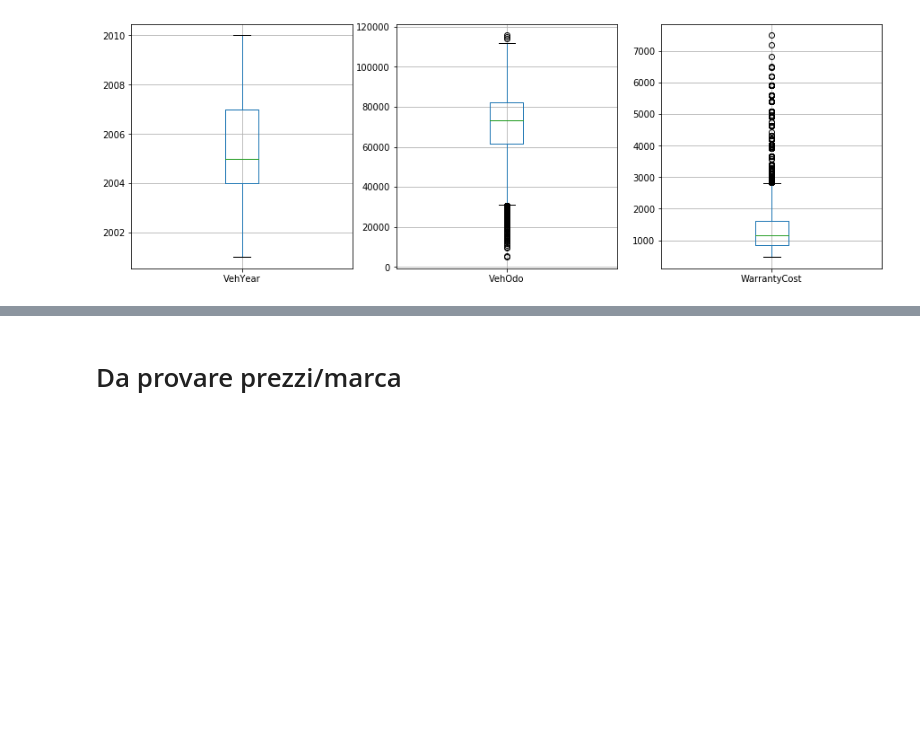
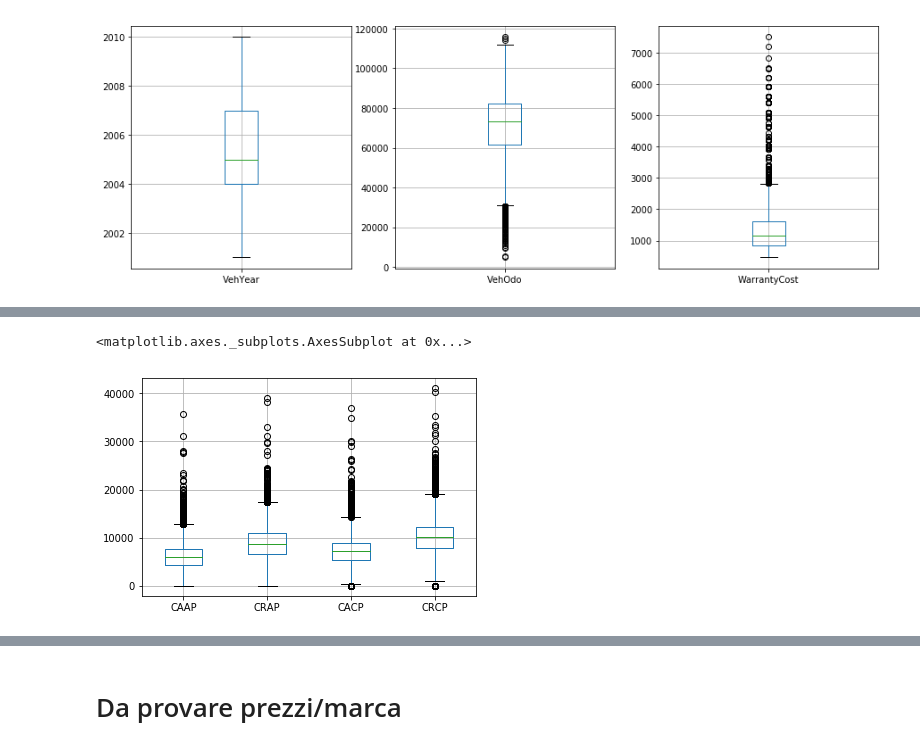
Before and after one commit to andybbruno/DataMining, a Jupyter notebook: DataUnderstanding.ipynb, the cells around one changed output, grey strips where cells are left out. Saved outputs shown, nothing was run; the diff lists cells and outputs as text; code cells hidden in the pictures; blank space fills up the shorter version.

```diff
--- a/DataUnderstanding.ipynb
+++ b/DataUnderstanding.ipynb
@@ -184,0 +190,5 @@ df.boxplot(column=['VehBCost','AAAP','CAAP'])
+# %%
+df.boxplot(column=['CAAP','CRAP','CACP','CRCP'])
+# %% [output]
+<matplotlib.axes._subplots.AxesSubplot at 0x...>
+[figure, added]
```
Also changed, not shown: parts of 18 cells of this notebook.
